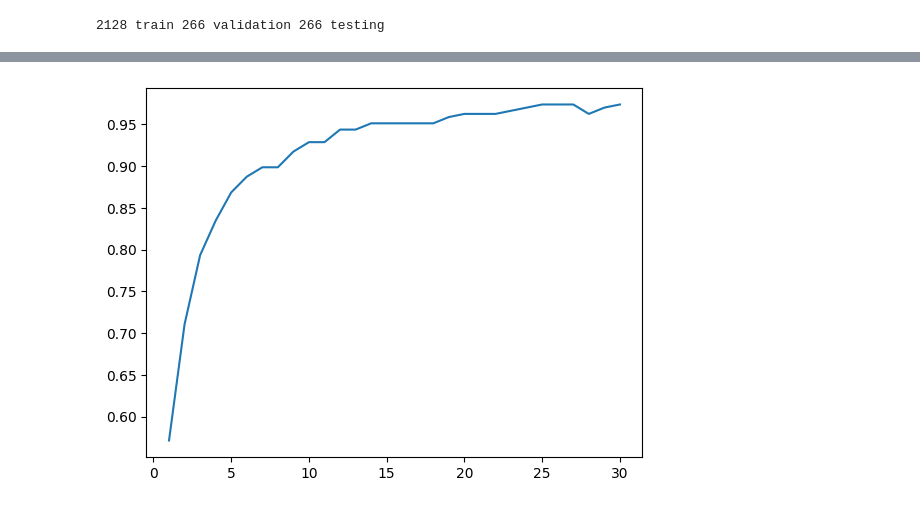
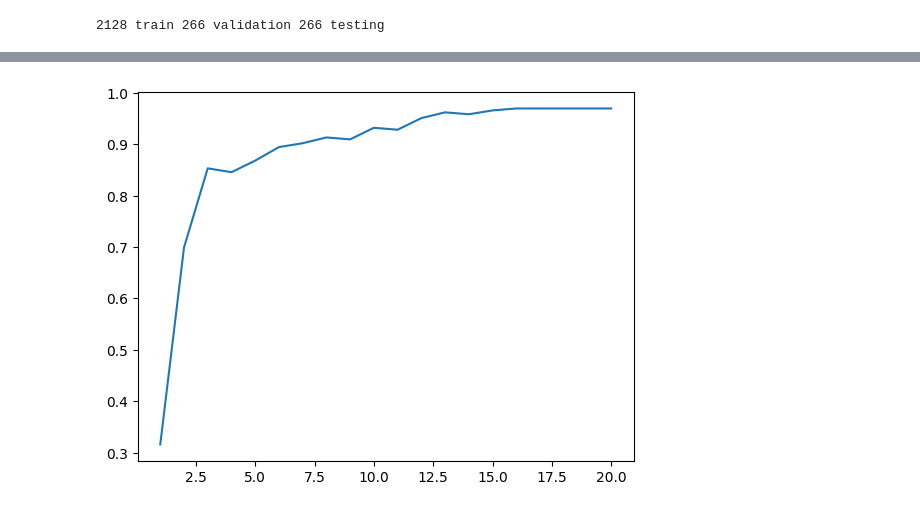
Before and after one commit to cvilter/advML_finalProject, a Jupyter notebook: DNN.ipynb, the cells around one changed output, grey strips where cells are left out. Saved outputs shown, nothing was run; the diff lists cells and outputs as text; code cells hidden in the pictures.

```diff
--- a/DNN.ipynb
+++ b/DNN.ipynb
@@ -20,3 +24,3 @@ from torchtext.vocab import GloVe
 from nltk.corpus import stopwords
 # %%
-df = pd.read_csv("data/ML_text_data.csv")
+df = pd.read_csv("data/ML_text_data_new.csv")
@@ -121,7 +99,6 @@ def collate_fn(batch):
     tokens = [tokenizer(x[1]) for x in batch]
     cbow = []
     for t in tokens:
-        vec = glove.get_vecs_by_tokens(t)
         indx = [vocab[token] for token in t]
         bow = [0] * len(vocab)
         for i in indx:
@@ -173,7 +140,7 @@ loss_function = nn.CrossEntropyLoss()
 
 def train_an_epoch(dataloader, optimizer):
     model.train()
-    log_interval = 10
+    log_interval = 50
 
     for idx, (label, text) in enumerate(dataloader):
         model.zero_grad()
@@ -189,3 +153,16 @@ from torchmetrics.classification import BinaryPrecision
+# %%
+def get_probabilites(dataloader):
+    model.eval()
+    y_list = []
+    y_pred_list = []
+    with torch.no_grad():
+        for idx, (label, word_idxs) in enumerate(dataloader):
+            log_probs = model(word_idxs)
+            y_list.append(label)
+            y_pred_list.append(log_probs)
+    y = torch.cat(y_list, dim=0)
+    y_pred = torch.cat(y_pred_list, dim=0)
+    return y, y_pred
 # %%
 def get_accuracy(dataloader):
     model.eval()
@@ -235,24 +212,33 @@ import time
 import matplotlib.pyplot as plt
 %matplotlib inline
 
-EPOCHS = 30 # epoch
+EPOCHS = 20 # epoch
 optimizer = torch.optim.Adam(model.parameters(), lr=1e-4)
 
-accuracies=[]
-recalls=[]
-precisions=[]
+accuracies_val_sig=[]
+recalls_val_sig=[]
+precisions_val_sig=[]
+accuracies_train_sig=[]
+recalls_train_sig=[]
+precisions_train_sig=[]
 for epoch in range(1, EPOCHS + 1):
     epoch_start_time = time.time()
     train_an_epoch(train_dataloader, optimizer)
-    accuracy, recall, precision = get_accuracy(valid_dataloader)
-    accuracies.append(accuracy)
-    recalls.append(recall)
-    precisions.append(precision)
+    accuracy_val, recall_val, precision_val = get_accuracy(valid_dataloader)
+    accuracy_train, recall_train, precision_train = get_accuracy(train_dataloader)
+    accuracies_val_sig.append(accuracy_val)
+    recalls_val_sig.append(recall_val)
+    precisions_val_sig.append(precision_val)
+    accuracies_train_sig.append(accuracy_train)
+    recalls_train_sig.append(recall_train)
+    precisions_train_sig.append(precision_train)
     time_taken = time.time() - epoch_start_time
-    print(f'Epoch: {epoch}, time taken: {time_taken:.1f}s, validation accuracy: {accuracy:.3f}, recall: {recall}, precision: {precision}.')
+    print(f'''Epoch: {epoch}, time taken: {time_taken:.1f}s, validation accuracy:
+          {accuracy_val:.3f}, recall: {recall_val}, precision: {precision_val}.''')
 
-plt.plot(range(1, EPOCHS+1), accuracies)
+plt.plot(range(1, EPOCHS+1), accuracies_val_sig)
 
 accuracy, recall, precision = get_accuracy(test_dataloader)
+y, y_prob = get_probabilites(test_dataloader)
 print(f'The estimated test accuracy is {accuracy:.3f}, recall {recall}, precision {precision}.')
 # %% [output]
@@ -276 +262 @@ The estimated test accuracy is 0.970, recall 0.9586834907531738, precision 0.958
-[figure, old version]
+[figure, new version]
```
Also changed, not shown: parts of 26 cells of this notebook, 4 other files.
